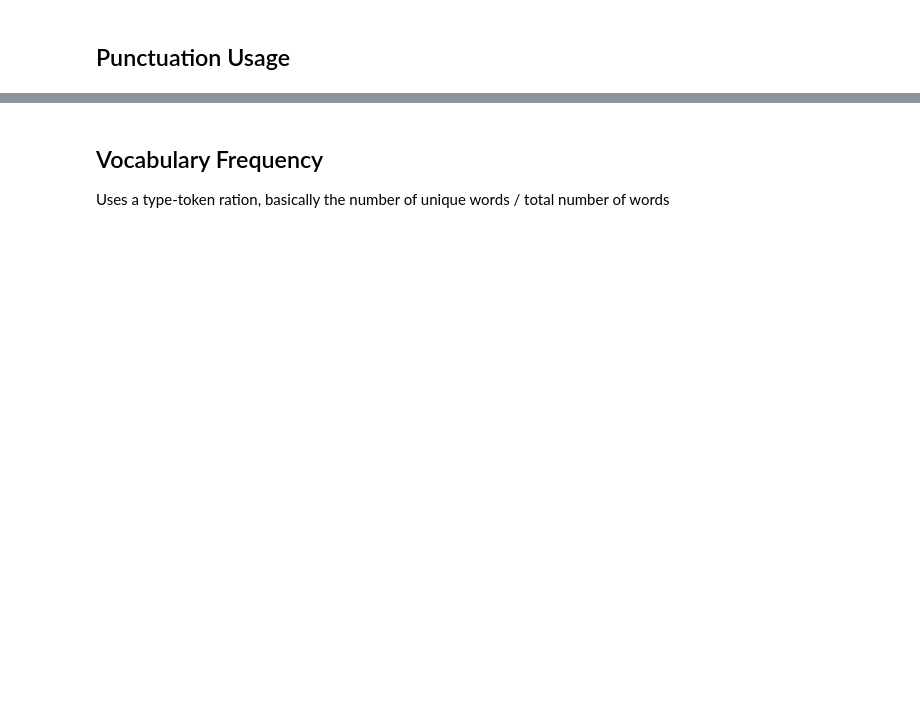
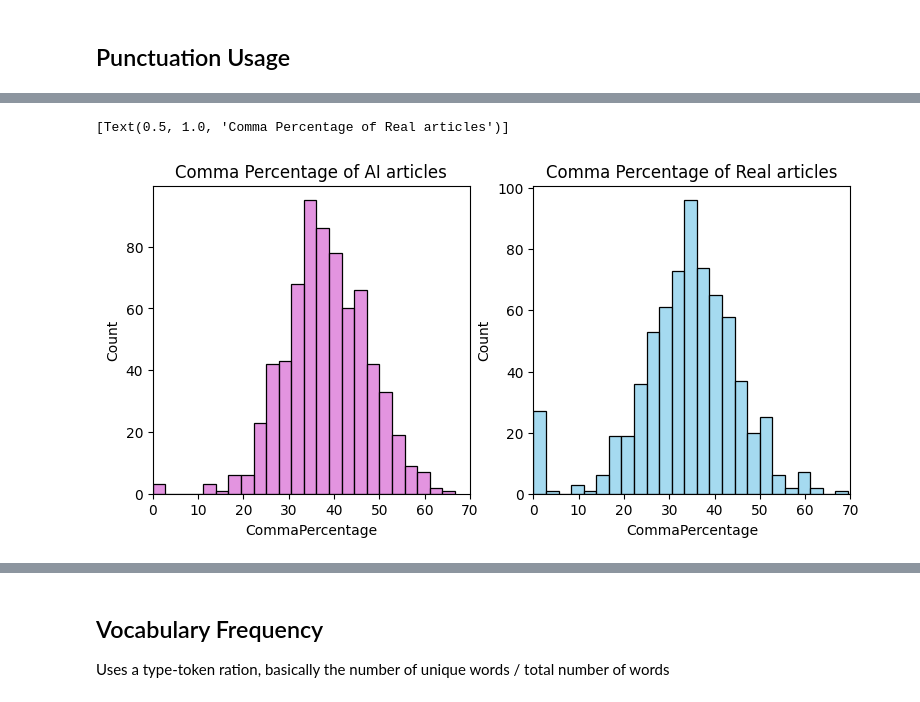
Before and after one commit to MatthewRau99/cs6830-final, a Jupyter notebook: data_vis.ipynb, the cells around one changed output, grey strips where cells are left out. Drawn from its saved outputs; the diff is of its cells as text; code cells hidden in the pictures; blank space fills up the shorter version.

```diff
--- a/data_vis.ipynb
+++ b/data_vis.ipynb
@@ -111,0 +194,9 @@ stats.pearsonr(df.AvgSentenceLength, df.Source)
+# %%
+f, axes = plt.subplots(1, 2, figsize=(9,4))
+axes[0].set_xlim(0, 70)
+axes[1].set_xlim(0, 70)
+sns.histplot(ai, x='CommaPercentage', color="orchid", ax=axes[0]).set(title='Comma Percentage of AI articles')
+sns.histplot(real, x='CommaPercentage', color="skyblue", ax=axes[1]).set(title='Comma Percentage of Real articles')
+# %% [output]
+[Text(0.5, 1.0, 'Comma Percentage of Real articles')]
+[figure, added]
```
Also changed, not shown: parts of 29 cells of this notebook.
